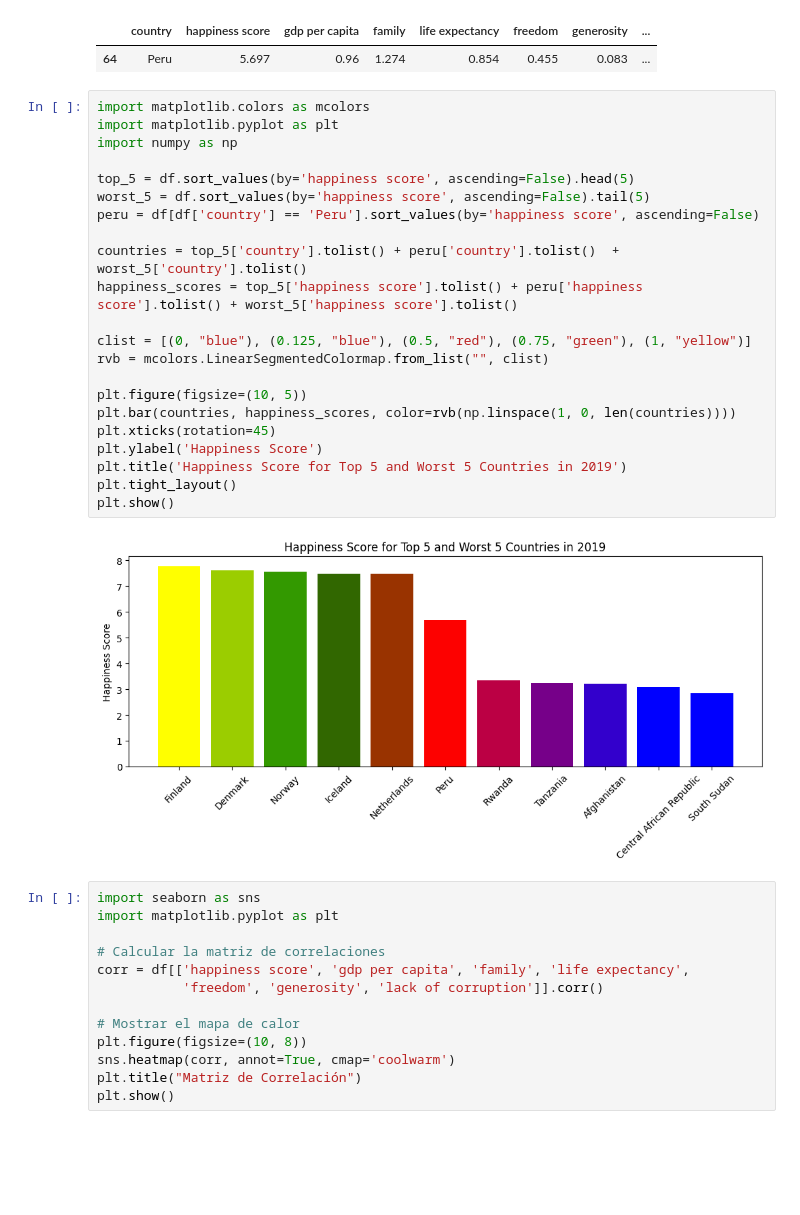
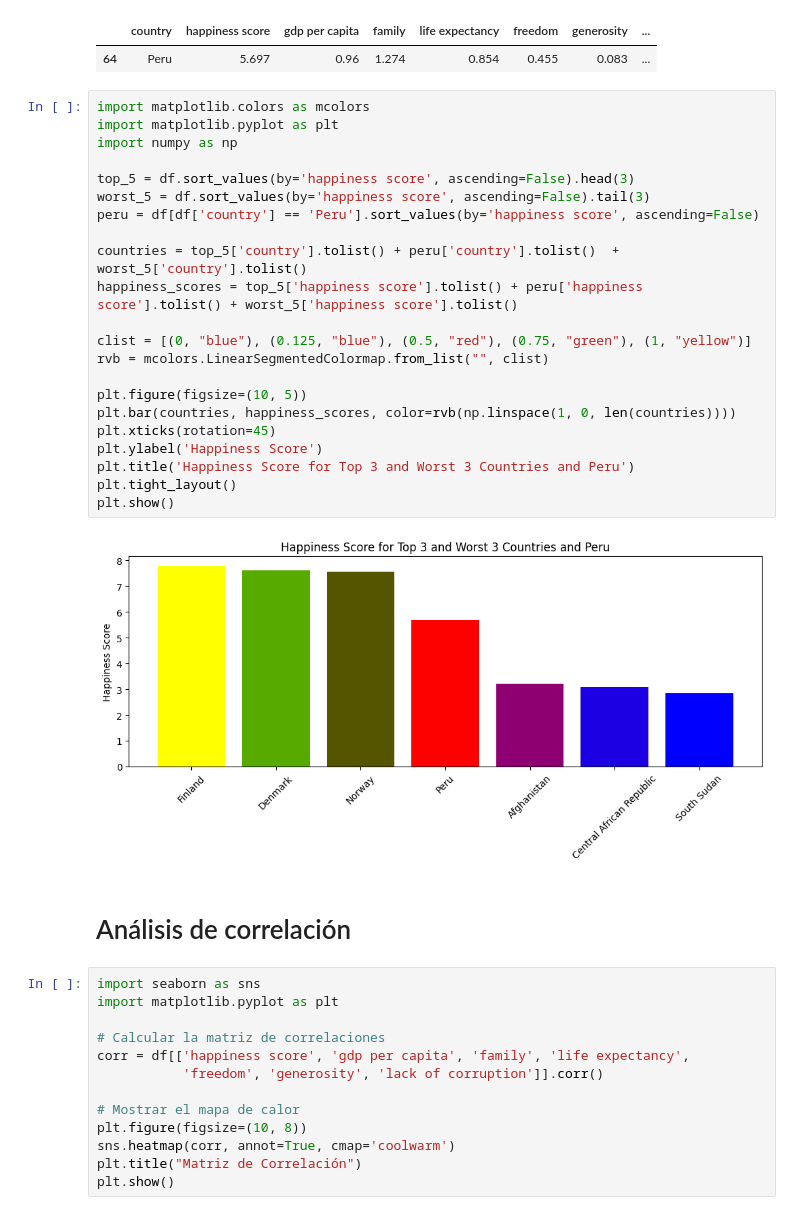
Before and after one commit to edynsoncoronado/dsrp_ml_1, a Jupyter notebook: notebooks/Preprocesamiento.ipynb, the cells around one changed output. Drawn from its saved outputs; the diff is of its cells as text; blank space fills up the shorter version.

```diff
--- a/notebooks/AnálisisDatos.ipynb
+++ b/notebooks/Preprocesamiento.ipynb
@@ -63,27 +69,29 @@ df[df['country'] == 'Peru'].sort_values(by='happiness score', ascending=False)
 # %%
 import matplotlib.colors as mcolors
 import matplotlib.pyplot as plt
 import numpy as np
 
-top_5 = df.sort_values(by='happiness score', ascending=False).head(5)
-worst_5 = df.sort_values(by='happiness score', ascending=False).tail(5)
+top_5 = df.sort_values(by='happiness score', ascending=False).head(3)
+worst_5 = df.sort_values(by='happiness score', ascending=False).tail(3)
 peru = df[df['country'] == 'Peru'].sort_values(by='happiness score', ascending=False)
 
 countries = top_5['country'].tolist() + peru['country'].tolist()  + worst_5['country'].tolist()
 happiness_scores = top_5['happiness score'].tolist() + peru['happiness score'].tolist() + worst_5['happiness score'].tolist()
 
 clist = [(0, "blue"), (0.125, "blue"), (0.5, "red"), (0.75, "green"), (1, "yellow")]
 rvb = mcolors.LinearSegmentedColormap.from_list("", clist)
 
 plt.figure(figsize=(10, 5))
 plt.bar(countries, happiness_scores, color=rvb(np.linspace(1, 0, len(countries))))
 plt.xticks(rotation=45)
 plt.ylabel('Happiness Score')
-plt.title('Happiness Score for Top 5 and Worst 5 Countries in 2019')
+plt.title('Happiness Score for Top 3 and Worst 3 Countries and Peru')
 plt.tight_layout()
 plt.show()
 # %% [output]
-[figure, old version]
+[figure, new version]
+# %% [markdown]
+# Análisis de correlación
 # %%
 import seaborn as sns
 import matplotlib.pyplot as plt
```
Also changed, not shown: parts of 8 cells of this notebook, 5 other files.
